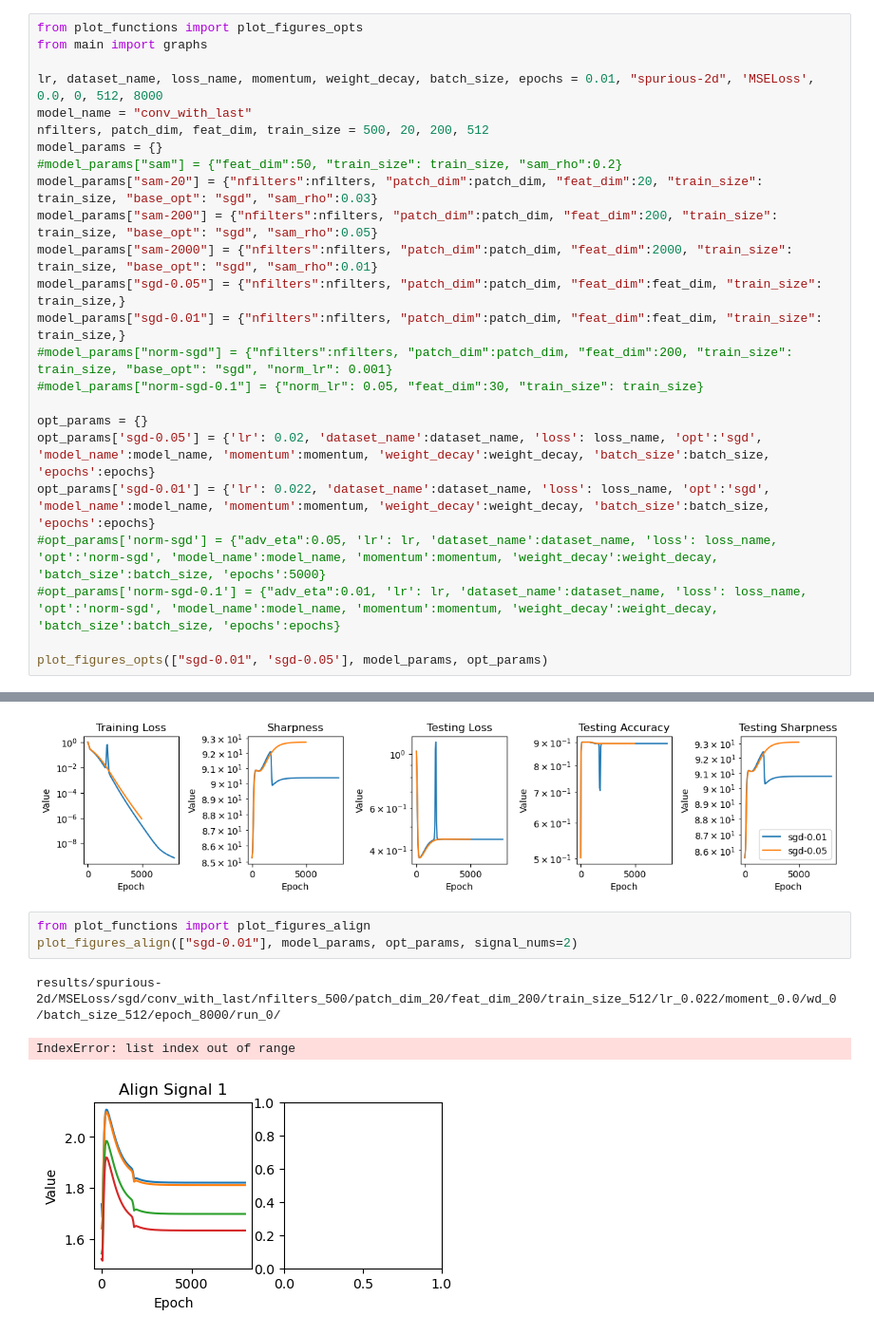
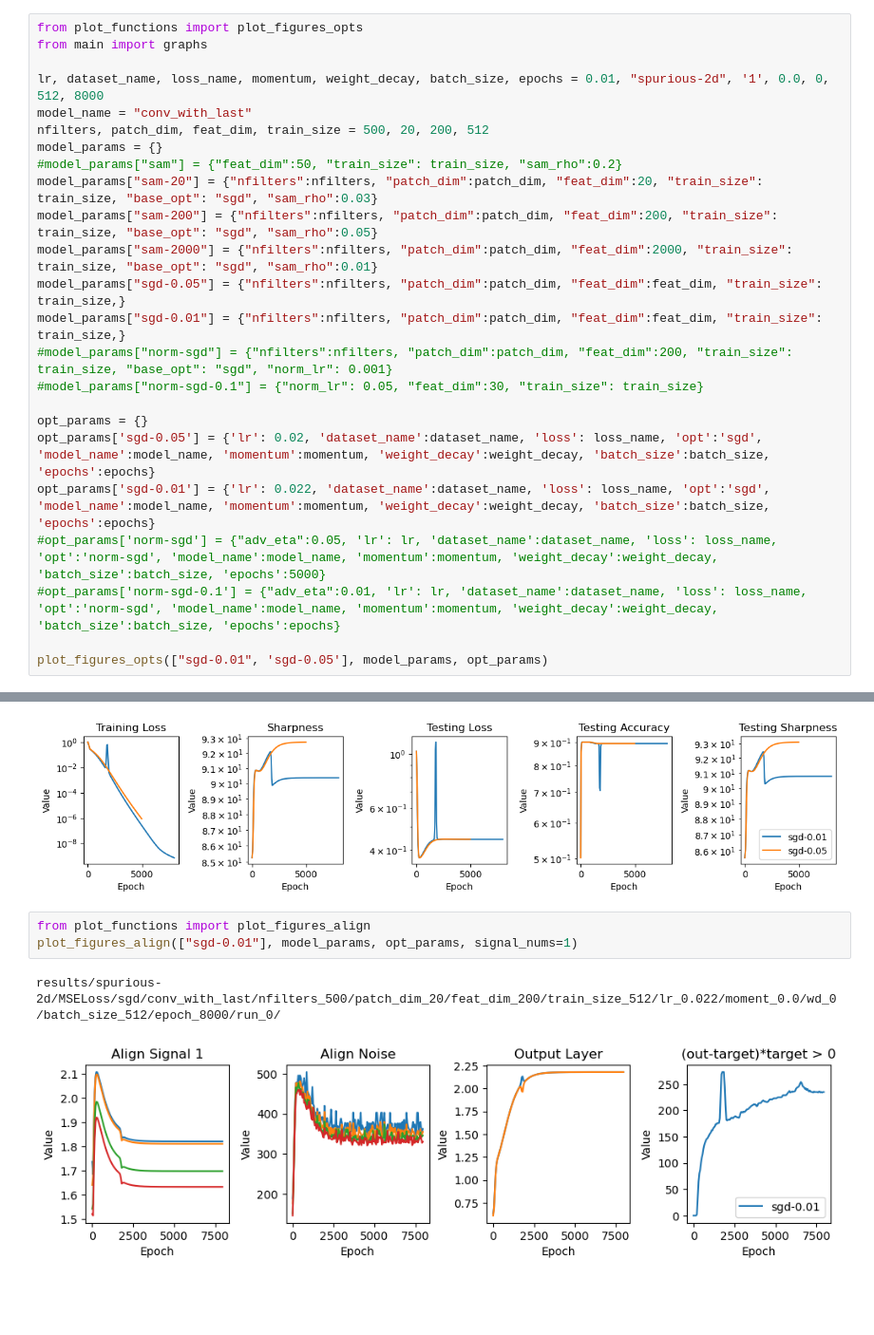
Before and after one commit to lucmonl/mlopt, a Jupyter notebook: notebook/edge_of_stability.ipynb, the cells around one changed output, grey strips where cells are left out. Shown at 95% size. Cells and saved outputs as stored; diff of their text form; blank space fills up the shorter version.

```diff
--- a/notebook/edge_of_stability.ipynb
+++ b/notebook/edge_of_stability.ipynb
@@ -816,7 +832,7 @@ results/secondary_feature/MSELoss/sgd/conv_with_last/nfilters_2/patch_dim_2/feat
 from plot_functions import plot_figures_opts
 from main import graphs
 
-lr, dataset_name, loss_name, momentum, weight_decay, batch_size, epochs = 0.01, "spurious-2d", 'MSELoss', 0.0, 0, 512, 8000
+lr, dataset_name, loss_name, momentum, weight_decay, batch_size, epochs = 0.01, "spurious-2d", '1', 0.0, 0, 512, 8000
 model_name = "conv_with_last"
 nfilters, patch_dim, feat_dim, train_size = 500, 20, 200, 512
 model_params = {}
@@ -842,8 +858,7 @@ results/spurious-2d/MSELoss/sgd/conv_with_last/nfilters_500/patch_dim_20/feat_di
 [figure]
 # %%
 from plot_functions import plot_figures_align
-plot_figures_align(["sgd-0.01"], model_params, opt_params, signal_nums=2)
+plot_figures_align(["sgd-0.01"], model_params, opt_params, signal_nums=1)
 # %% [output]
 results/spurious-2d/MSELoss/sgd/conv_with_last/nfilters_500/patch_dim_20/feat_dim_200/train_size_512/lr_0.022/moment_0.0/wd_0/batch_size_512/epoch_8000/run_0/
-IndexError: list index out of range
-[figure, old version]
+[figure, new version]
```
Also changed, not shown: parts of 19 cells of this notebook, 6 other files.
